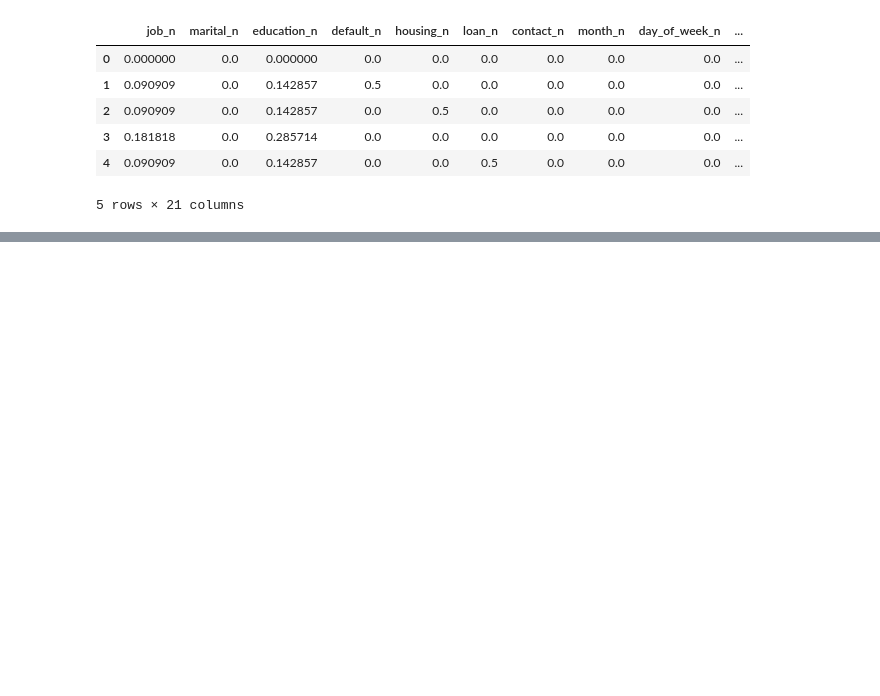
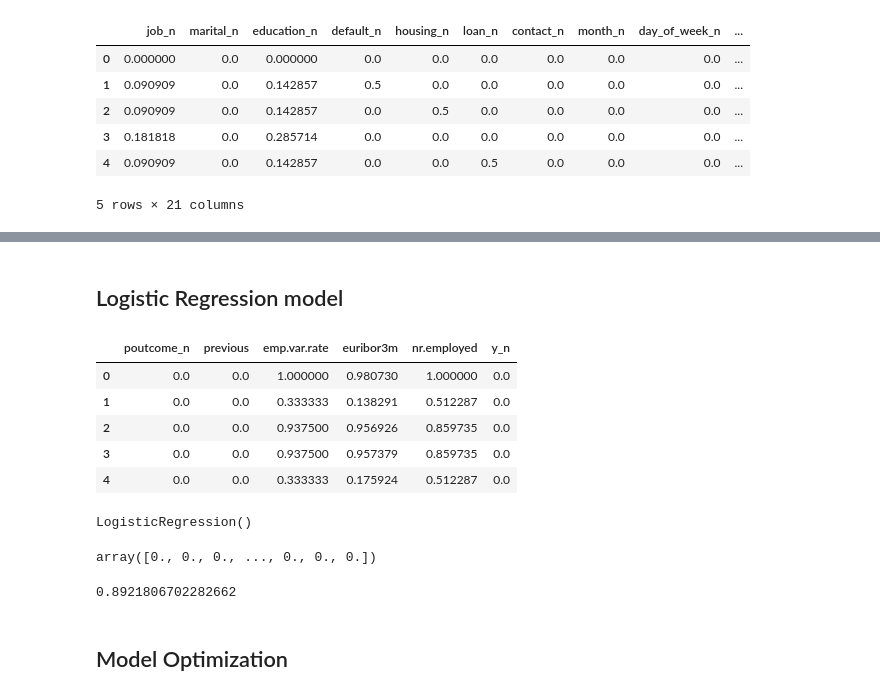
Before and after one commit to Pilizmt/logistic-regression-project-tutorial-pilarzarco, a Jupyter notebook: Bank.ipynb, the cells around one changed output, grey strips where cells are left out. Cells and saved outputs as stored; diff of their text form; code cells hidden in the pictures; blank space fills up the shorter version.

Commit message:
Logistic Regression SAV

```diff
--- a/Bank.ipynb
+++ b/Bank.ipynb
@@ -267,0 +310,14 @@ bank_df_scal.head()
+# %% [markdown]
+## Logistic Regression model
+# %%
+train_data = pd.read_csv("/workspaces/logistic-regression-project-tutorial-pilarzarco/clean_train.csv")
+test_data = pd.read_csv("/workspaces/logistic-regression-project-tutorial-pilarzarco/clean_test.csv")
+
+train_data.head()
+# %% [output]
+|  | poutcome_n | previous | emp.var.rate | euribor3m | nr.employed | y_n |
+| 0 | 0.0 | 0.0 | 1.000000 | 0.980730 | 1.000000 | 0.0 |
+| 1 | 0.0 | 0.0 | 0.333333 | 0.138291 | 0.512287 | 0.0 |
+| 2 | 0.0 | 0.0 | 0.937500 | 0.956926 | 0.859735 | 0.0 |
+| 3 | 0.0 | 0.0 | 0.937500 | 0.957379 | 0.859735 | 0.0 |
+| 4 | 0.0 | 0.0 | 0.333333 | 0.175924 | 0.512287 | 0.0 |
@@ -267,0 +330,23 @@ bank_df_scal.head()
+# %%
+# Modelo de regresión logística
+from sklearn.linear_model import LogisticRegression
+
+model = LogisticRegression()
+model.fit(X_train, y_train)
+# %% [output]
+LogisticRegression()
+# %%
+# Etiquetas predichas por el modelo para cada instancia en el conjunto de prueba
+y_pred = model.predict(X_test)
+y_pred
+# %% [output]
+array([0., 0., 0., ..., 0., 0., 0.])
+# %%
+# Calcular la precisión del modelo de regresión logística
+from sklearn.metrics import accuracy_score
+
+accuracy_score(y_test, y_pred)
+# %% [output]
+0.8921806702282662
+# %% [markdown]
+## Model Optimization
```
Also changed, not shown: parts of 11 cells of this notebook, 3 other files.
